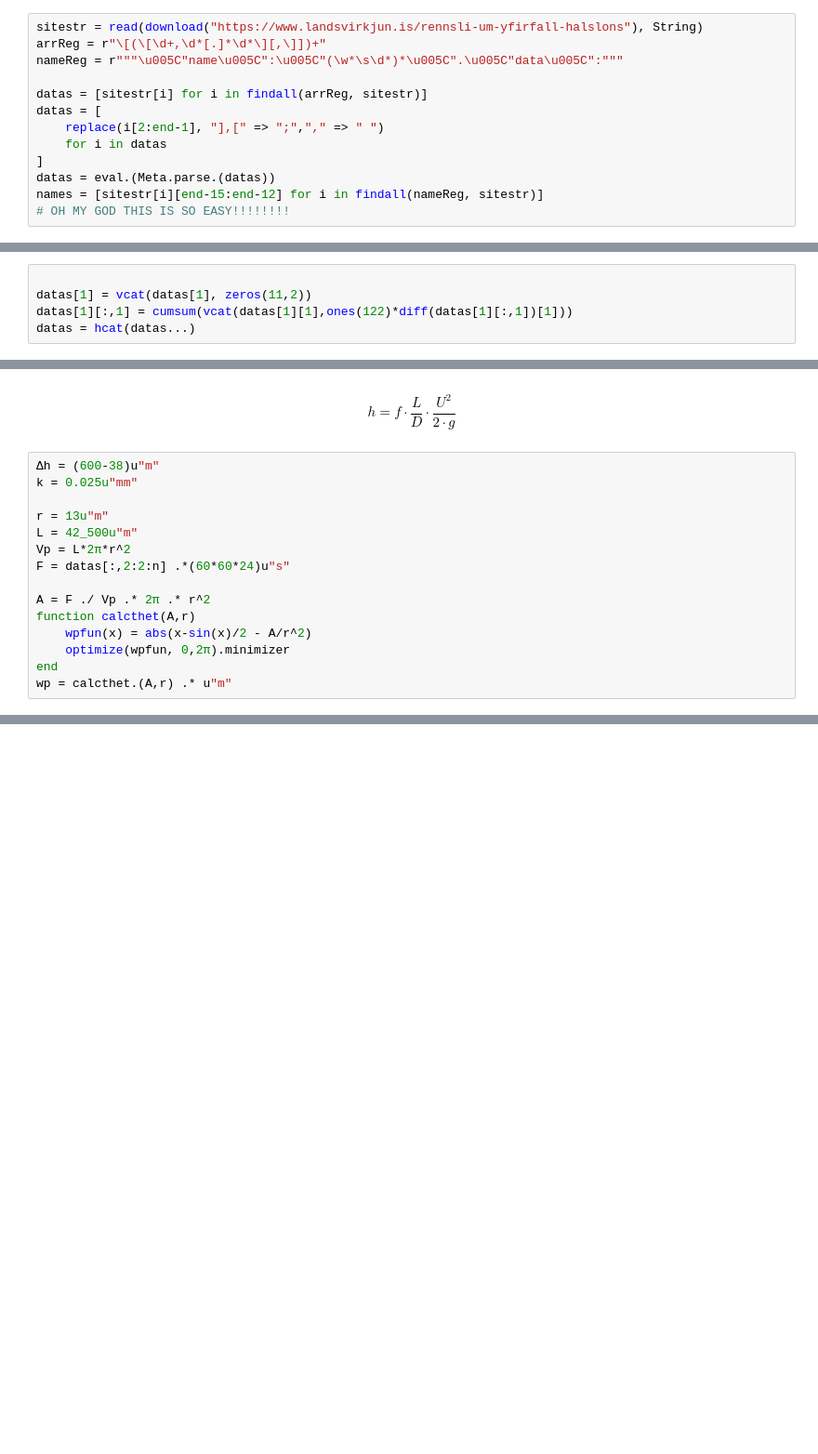
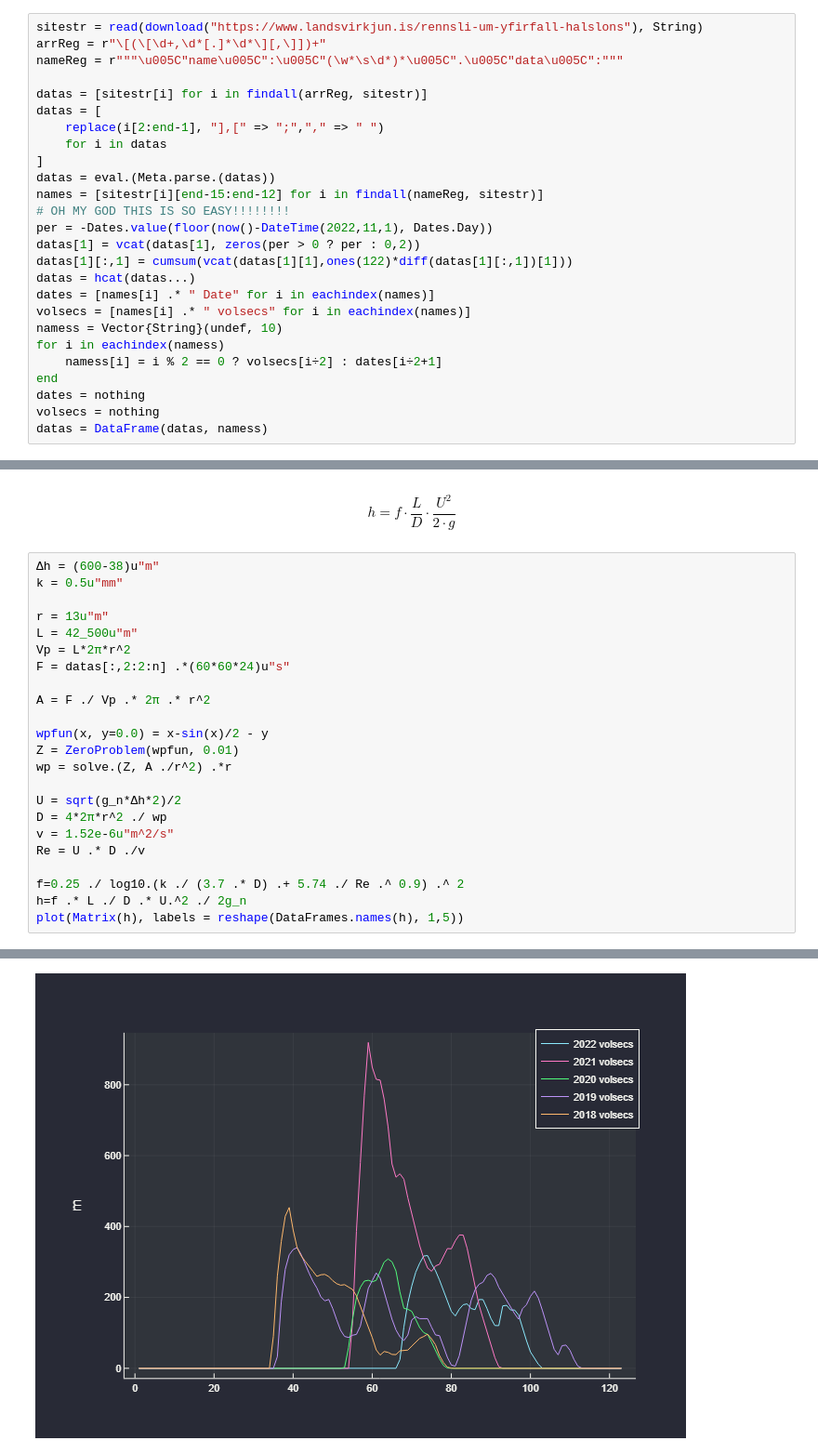
Before and after one commit to AwesomeQuest/ORKAHopverk, a Jupyter notebook: hopverk.ipynb, the cells around one changed output, grey strips where cells are left out. Shown: that part at 93% size. Saved outputs shown, nothing was run; the diff lists cells and outputs as text; blank space fills up the shorter version.

```diff
--- a/hopverk.ipynb
+++ b/hopverk.ipynb
@@ -28,4 +24,17 @@ datas = [
 datas = eval.(Meta.parse.(datas))
 names = [sitestr[i][end-15:end-12] for i in findall(nameReg, sitestr)]
 # OH MY GOD THIS IS SO EASY!!!!!!!!
+per = -Dates.value(floor(now()-DateTime(2022,11,1), Dates.Day))
+datas[1] = vcat(datas[1], zeros(per > 0 ? per : 0,2))
+datas[1][:,1] = cumsum(vcat(datas[1][1],ones(122)*diff(datas[1][:,1])[1]))
+datas = hcat(datas...)
+dates = [names[i] .* " Date" for i in eachindex(names)]
+volsecs = [names[i] .* " volsecs" for i in eachindex(names)]
+namess = Vector{String}(undef, 10)
+for i in eachindex(namess)
+	namess[i] = i % 2 == 0 ? volsecs[i÷2] : dates[i÷2+1]
+end
+dates = nothing
+volsecs = nothing
+datas = DataFrame(datas, namess)
 # %% [output]
@@ -38,5 +59,0 @@ names = [sitestr[i][end-15:end-12] for i in findall(nameReg, sitestr)]
-# %%
-
-datas[1] = vcat(datas[1], zeros(11,2))
-datas[1][:,1] = cumsum(vcat(datas[1][1],ones(122)*diff(datas[1][:,1])[1]))
-datas = hcat(datas...)
@@ -150,7 +110,7 @@ h = f \cdot \frac{L}{D} \cdot \frac{U^{2}}{2 \cdot g}
 \end{equation}
 # %%
 Δh = (600-38)u"m"
-k = 0.025u"mm"
+k = 0.5u"mm"
 
 r = 13u"m"
 L = 42_500u"m"
@@ -158,9 +118,17 @@ Vp = L*2π*r^2
 F = datas[:,2:2:n] .*(60*60*24)u"s"
 
 A = F ./ Vp .* 2π .* r^2
-function calcthet(A,r)
-	wpfun(x) = abs(x-sin(x)/2 - A/r^2)
-	optimize(wpfun, 0,2π).minimizer
-end
-wp = calcthet.(A,r) .* u"m"
+
+wpfun(x, y=0.0) = x-sin(x)/2 - y
+Z = ZeroProblem(wpfun, 0.01)
+wp = solve.(Z, A ./r^2) .*r
+
+U = sqrt(g_n*Δh*2)/2
+D = 4*2π*r^2 ./ wp
+v = 1.52e-6u"m^2/s"
+Re = U .* D ./v
+
+f=0.25 ./ log10.(k ./ (3.7 .* D) .+ 5.74 ./ Re .^ 0.9) .^ 2
+h=f .* L ./ D .* U.^2 ./ 2g_n
+plot(Matrix(h), labels = reshape(DataFrames.names(h), 1,5))
 # %% [output]
@@ -185,0 +135 @@ wp = calcthet.(A,r) .* u"m"
+[figure, added]
```
Also changed, not shown: parts of 9 cells of this notebook, 1 other file.
